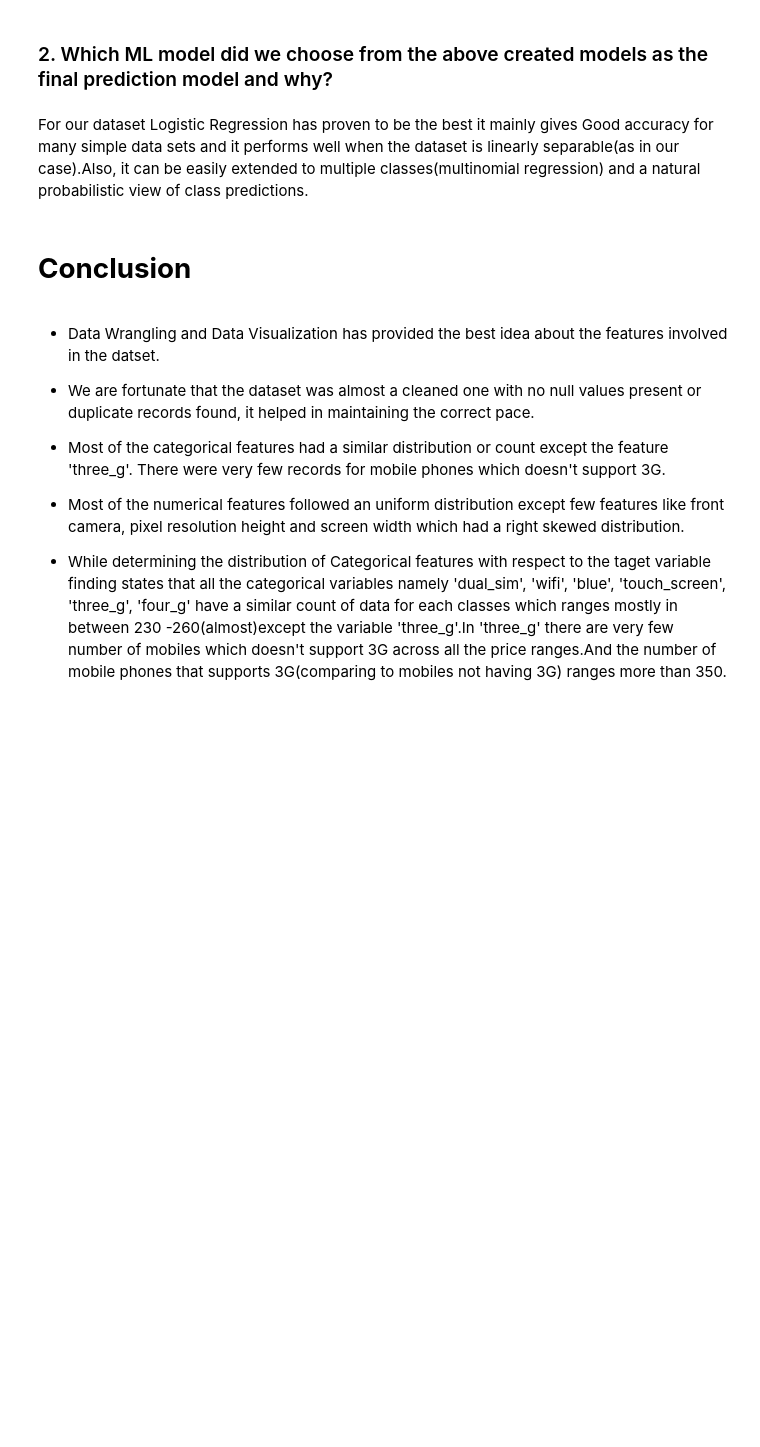
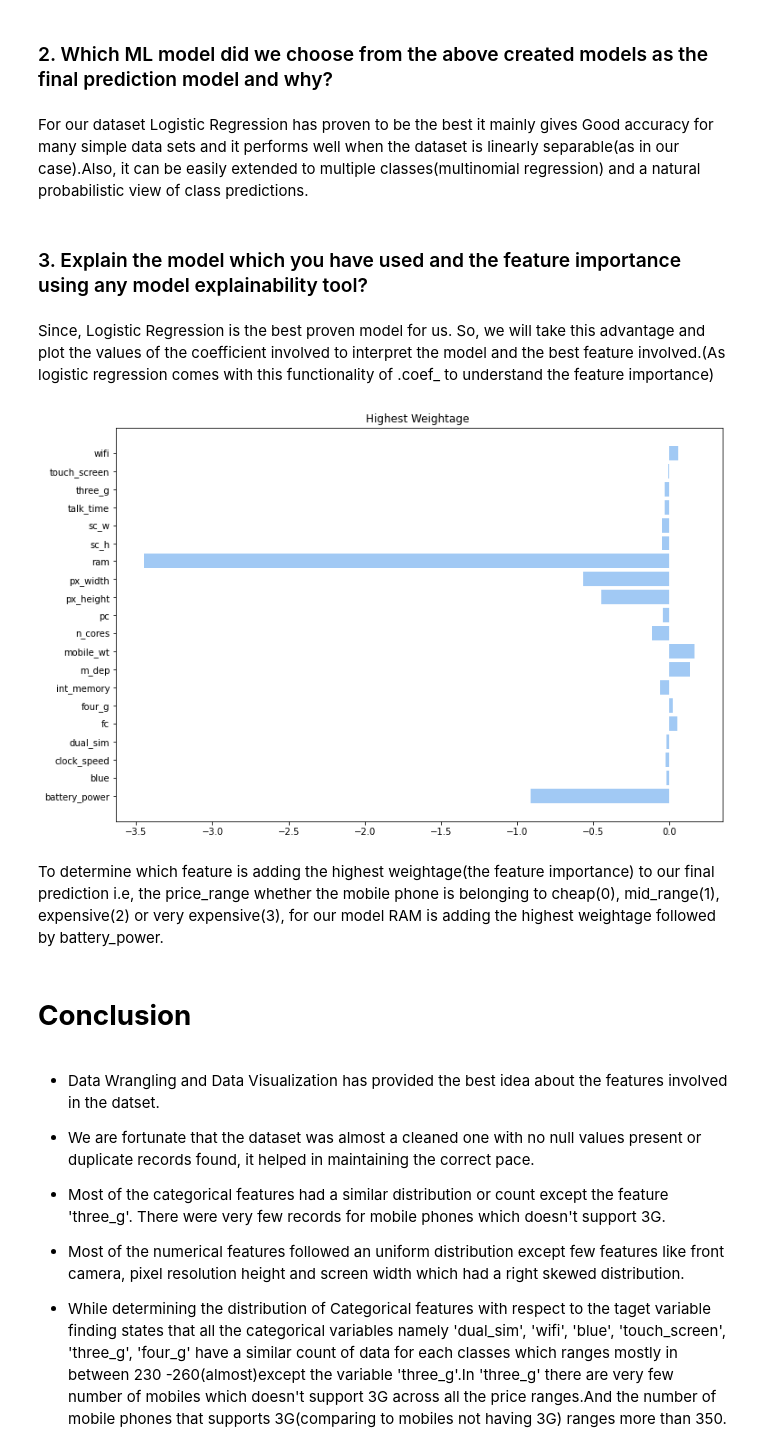
Before and after one commit to DipanshuKumar449/Mobile-Price-Range-Prediction, a Jupyter notebook: Mobile_Price_Range_Prediction.ipynb, the cells around one changed output. Drawn from its saved outputs; the diff is of its cells as text; code cells hidden in the pictures; blank space fills up the shorter version.

```diff
--- a/Mobile_Price_Range_Prediction.ipynb
+++ b/Mobile_Price_Range_Prediction.ipynb
@@ -2356,6 +2427,21 @@ Actually every Evaluation Matrices is having its own advantages. In our case we
 ### 2. Which ML model did we choose from the above created models as the final prediction model and why?
 # %% [markdown]
 For our dataset Logistic Regression has proven to be the best it mainly gives Good accuracy for many simple data sets and it performs well when the dataset is linearly separable(as in our case).Also, it can be easily extended to multiple classes(multinomial regression) and a natural probabilistic view of class predictions.
+# %% [markdown]
+### 3. Explain the model which you have used and the feature importance using any model explainability tool?
+# %% [markdown]
+Since, Logistic Regression is the best proven model for us. So, we will take this advantage and plot the values of the coefficient involved to interpret the model and the best feature involved.(As logistic regression comes with this functionality of .coef_ to understand the feature importance)
+# %%
+plt.figure(figsize=(12,8))
+
+# Implementing barh to understand the feature weightage
+plt.barh(X.columns,log_reg.coef_[1])
+plt.title("Highest Weightage ")
+plt.show()
+# %% [output]
+[figure, added]
+# %% [markdown]
+To determine which feature is adding the highest weightage(the feature importance) to our final prediction i.e, the price_range whether the mobile phone is belonging to cheap(0), mid_range(1), expensive(2) or very expensive(3), for our model RAM is adding the highest weightage followed by battery_power.
 # %% [markdown]
 # **Conclusion**
 # %% [markdown]
```
Also changed, not shown: parts of 42 cells of this notebook.
